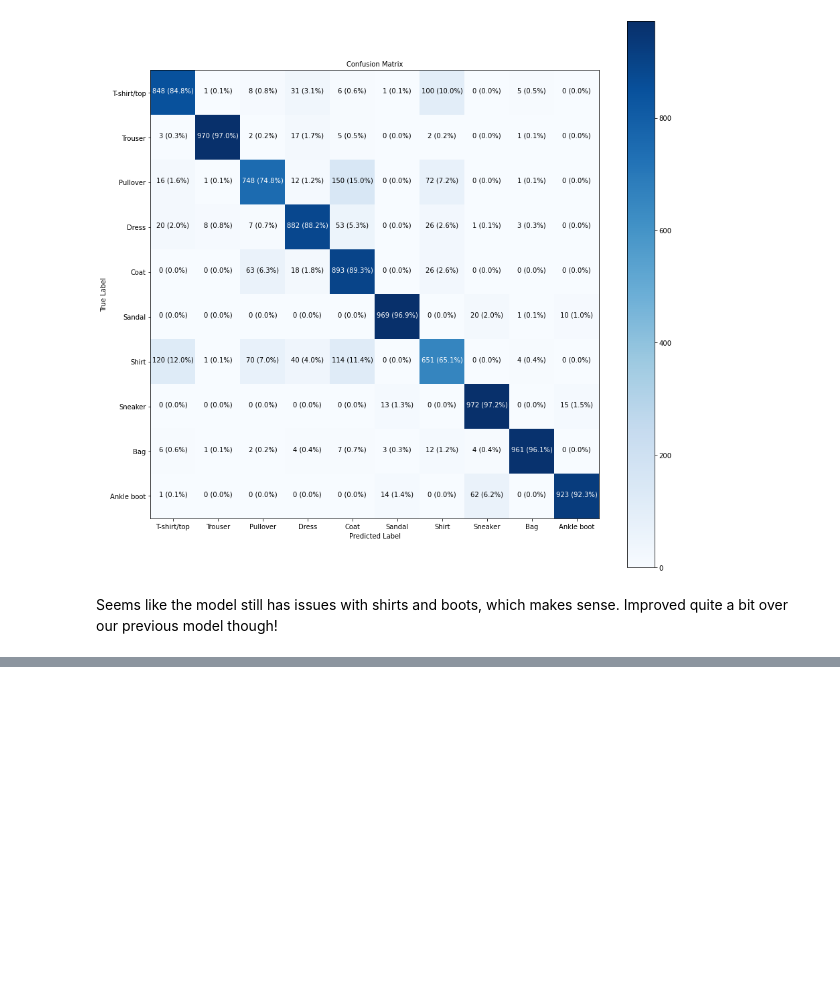
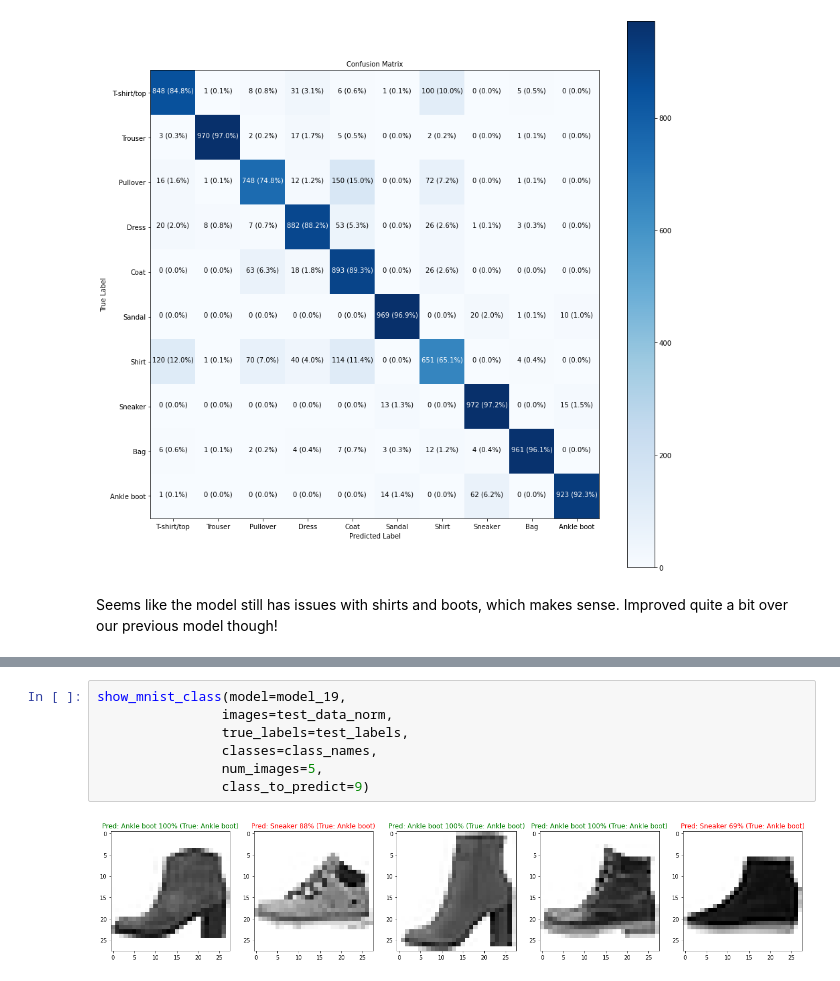
Before and after one commit to denishartl/introduction-to-tensorflow, a Jupyter notebook: 02_neural_network_classification_with_tensorflow.ipynb, the cells around one changed output, grey strips where cells are left out. Cells and saved outputs as stored; diff of their text form; blank space fills up the shorter version.

```diff
--- a/02_neural_network_classification_with_tensorflow.ipynb
+++ b/02_neural_network_classification_with_tensorflow.ipynb
@@ -1971,0 +2090,9 @@ Seems like the model still has issues with shirts and boots, which makes sense.
+# %%
+show_mnist_class(model=model_19,
+                images=test_data_norm,
+                true_labels=test_labels,
+                classes=class_names,
+                num_images=5,
+                class_to_predict=9)
+# %% [output]
+[figure, added]
```
Also changed, not shown: parts of 15 cells of this notebook.
